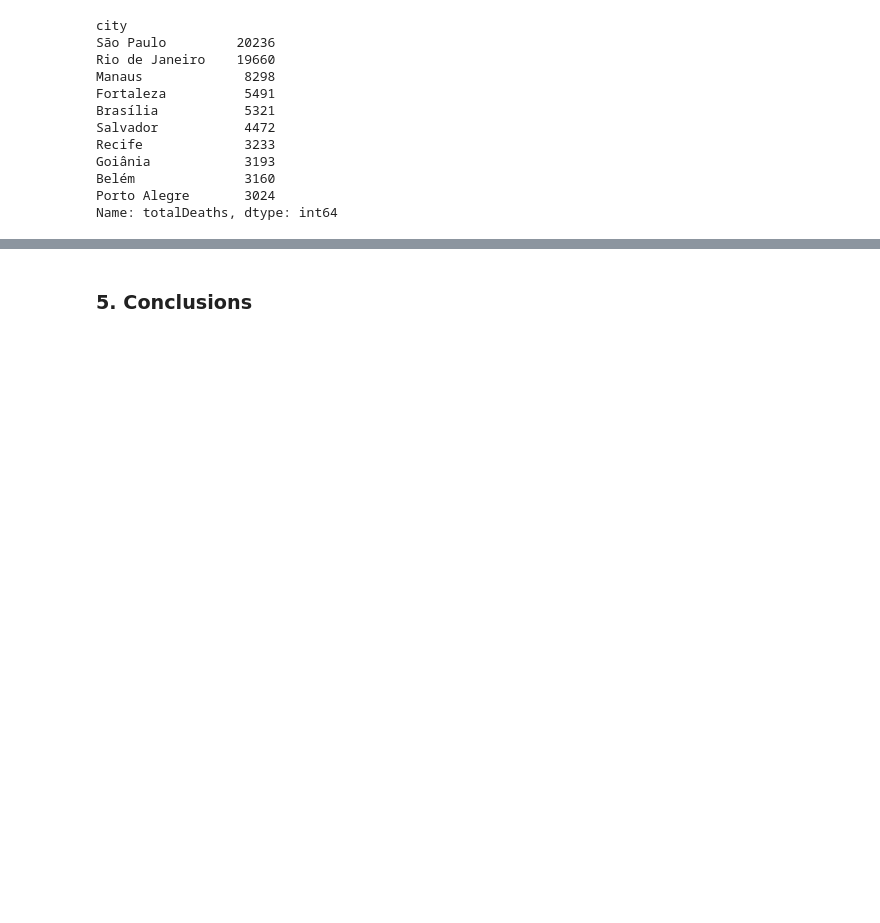
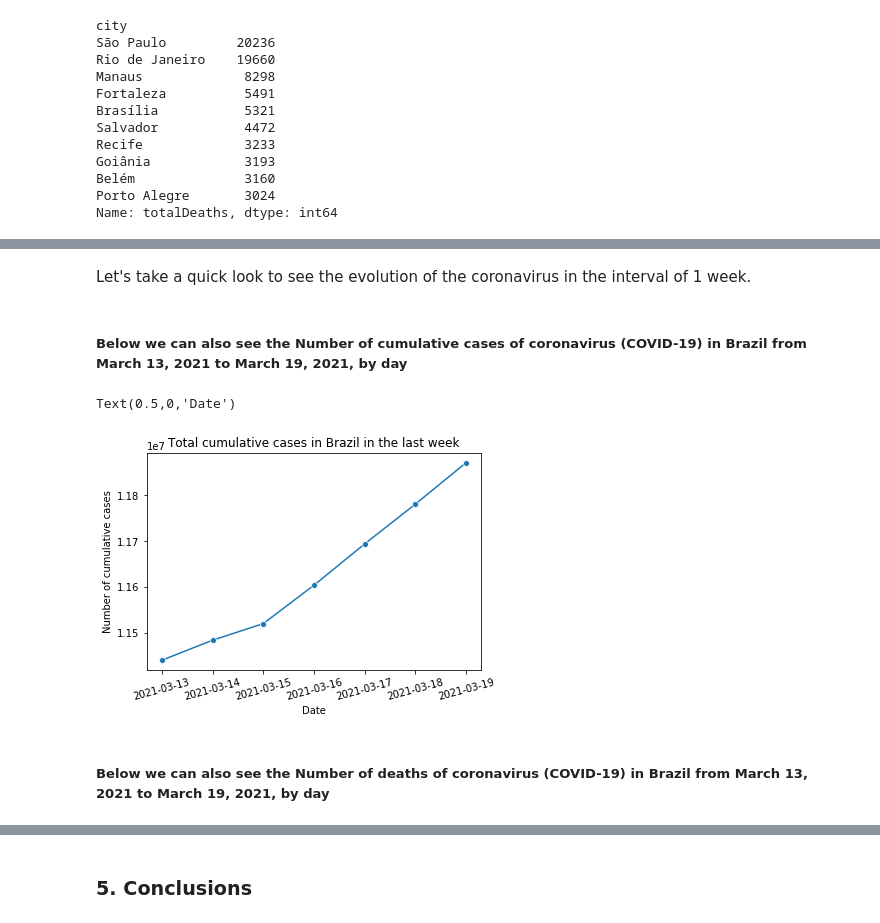
Before and after one commit to romulloferreira/BrazilCovid19_DataAnalysis, a Jupyter notebook: BrazilCovid19_DataAnalysis.ipynb, the cells around one changed output, grey strips where cells are left out. Cells and saved outputs as stored; diff of their text form; code cells hidden in the pictures; blank space fills up the shorter version.

Commit message:
update notebook, one more graph added

```diff
--- a/BrazilCovid19_DataAnalysis.ipynb
+++ b/BrazilCovid19_DataAnalysis.ipynb
@@ -654,0 +657,23 @@ Name: totalDeaths, dtype: int64
+# %% [markdown]
+Let's take a quick look to see the evolution of the coronavirus in the interval of 1 week.
+# %%
+filteredWeek_df = df_covid19br.copy()
+filteredWeek_df = filteredWeek_df.query("data > '2021-03-12'")
+# %%
+df_week_notnull = filteredWeek_df.dropna(subset=['codmun'])
+# %%
+df_acumData = df_week_notnull.groupby('data')['casosAcumulado'].sum().reset_index()
+# %% [markdown]
+##### Below we can also see the Number of cumulative cases of coronavirus (COVID-19) in Brazil from March 13, 2021 to March 19, 2021, by day
+# %%
+#Number of cumulative cases of coronavirus. Time period: 2021-03-13 to 2021-03-19
+sns.lineplot(x="data", y='casosAcumulado', data=df_acumData, marker='o', ci=None)
+plt.xticks(rotation=15)
+plt.title('Total cumulative cases in Brazil in the last week')
+plt.ylabel("Number of cumulative cases")
+plt.xlabel("Date")
+# %% [output]
+Text(0.5,0,'Date')
+[figure, added]
+# %% [markdown]
+##### Below we can also see the Number of deaths of coronavirus (COVID-19) in Brazil from March 13, 2021 to March 19, 2021, by day
```
Also changed, not shown: parts of 9 cells of this notebook.
